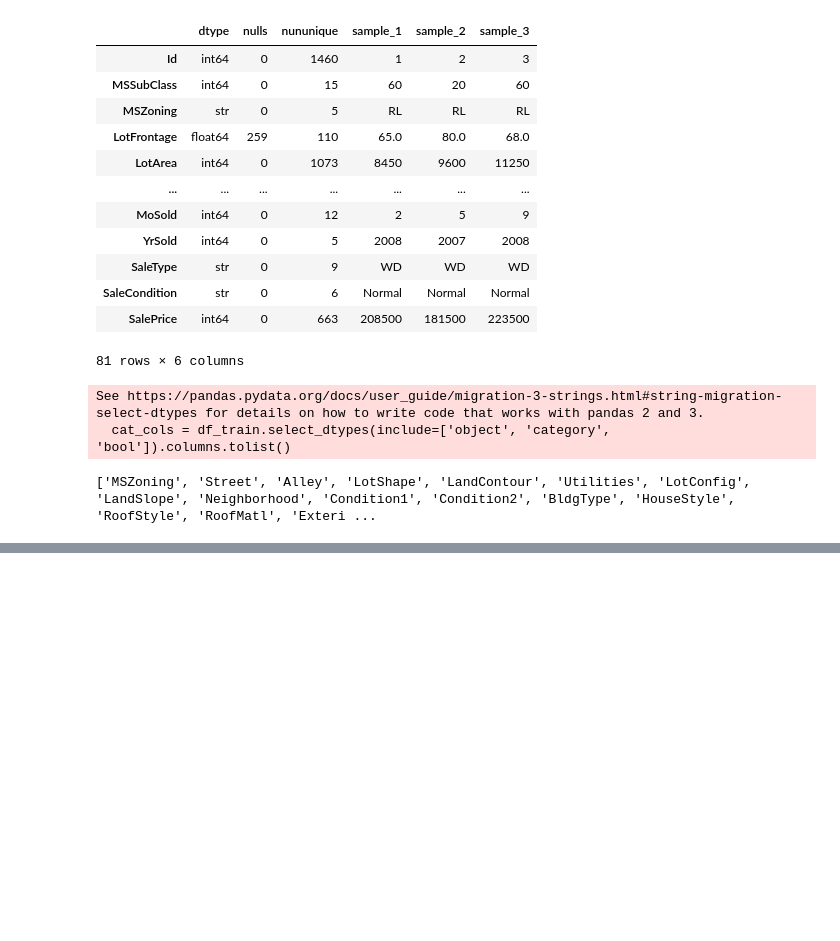
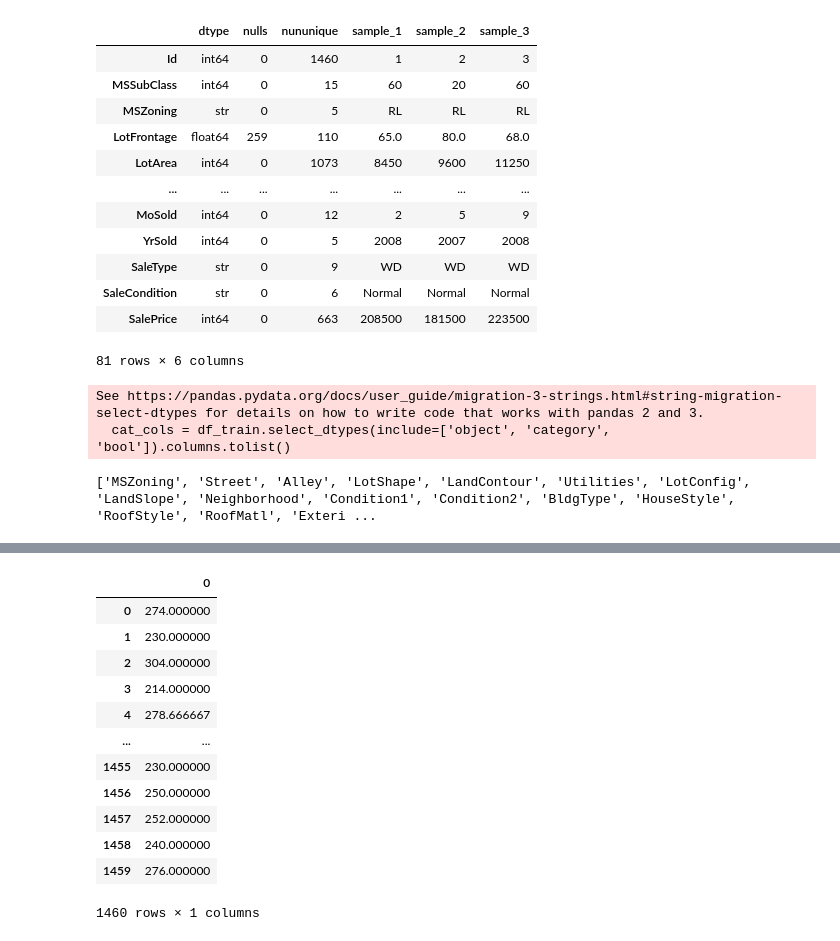
Before and after one commit to foxsys1/ames_housing_dataset, a Jupyter notebook: projects/ames_house_prices/notebooks/module1ames.ipynb, the cells around one changed output, grey strips where cells are left out. Saved outputs shown, nothing was run; the diff lists cells and outputs as text; code cells hidden in the pictures; blank space fills up the shorter version.

```diff
--- a/projects/ames_house_prices/notebooks/module1ames.ipynb
+++ b/projects/ames_house_prices/notebooks/module1ames.ipynb
@@ -209,0 +260,17 @@ Selected RMSLE: 0.12946675968144394
+# %%
+car_size = pd.DataFrame(df_train['GarageArea'] / df_train['GarageCars'])
+car_size
+# %% [output]
+|  | 0 |
+| 0 | 274.000000 |
+| 1 | 230.000000 |
+| 2 | 304.000000 |
+| 3 | 214.000000 |
+| 4 | 278.666667 |
+| ... | ... |
+| 1455 | 230.000000 |
+| 1456 | 250.000000 |
+| 1457 | 252.000000 |
+| 1458 | 240.000000 |
+| 1459 | 276.000000 |
+1460 rows × 1 columns
```
Also changed, not shown: parts of 8 cells of this notebook, 1 other file.
